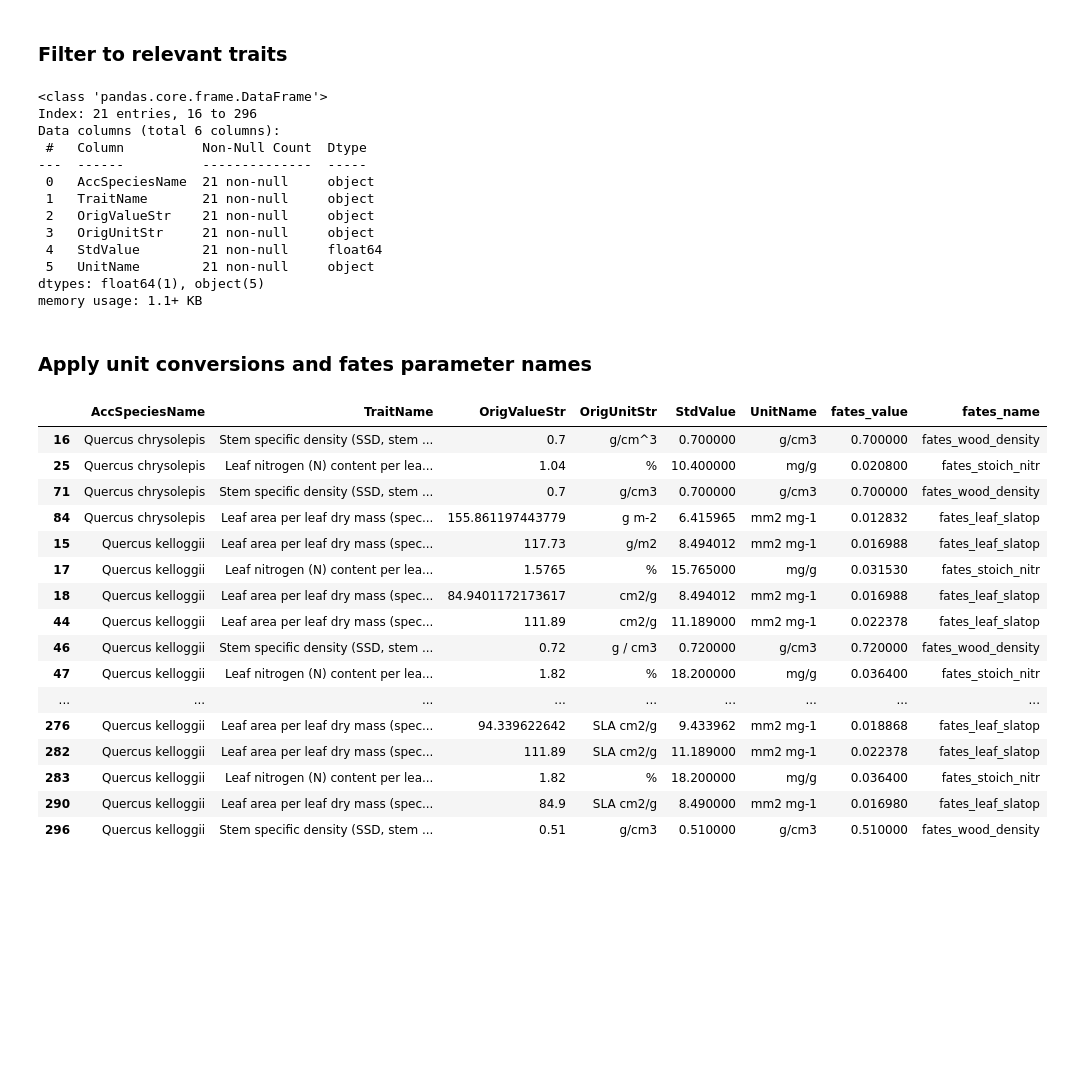
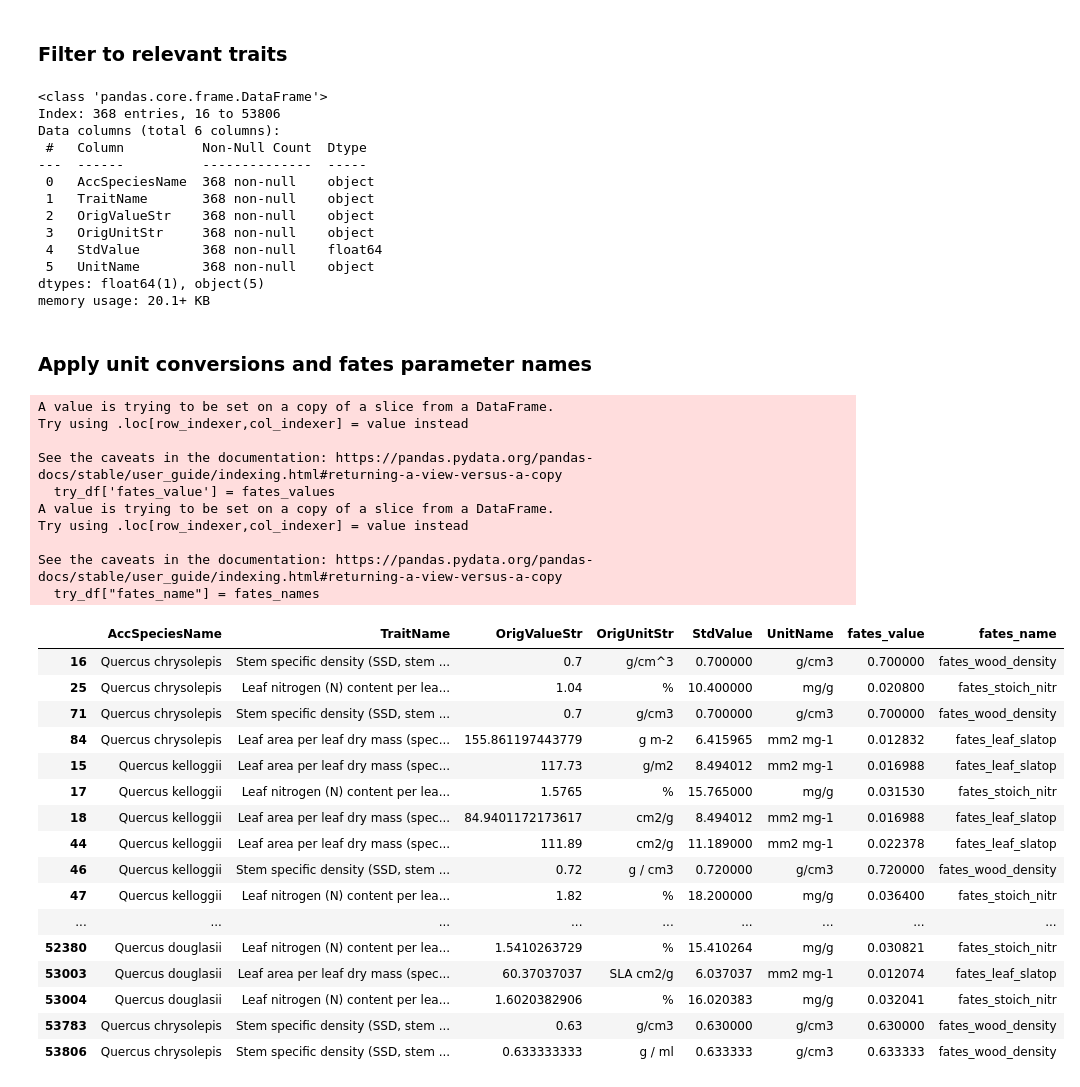
Before and after one commit to adamhb/california-fates, a Jupyter notebook: parameter_ranges/analyze_oak_trait_data.ipynb, the cells around one changed output. Cells and saved outputs as stored; diff of their text form; code cells hidden in the pictures; blank space fills up the shorter version.

```diff
--- a/parameter_ranges/analyze_oak_trait_data.ipynb
+++ b/parameter_ranges/analyze_oak_trait_data.ipynb
@@ -70,6 +71,10 @@ def convert_to_fates_units(trait_name,input_units,input_value):
         output_value = input_value * 1e-4
         return output_value
 
+    elif "Vcmax" in trait_name and input_units == "micro mol m-2 s-1":
+        output_value = input_value
+        return output_value
+
     else:
         #print("No unit conversion known for:", trait_name)
         return None
@@ -90,6 +95,9 @@ def convert_to_fates_param_name(input_trait_name):
     elif "Leaf area to sapwood area" in input_trait_name:
         return "fates_allom_la_per_sa_int"
 
+    elif "Vcmax" in input_trait_name:
+        return "fates_leaf_vcmax25top"
+
     else:
         return None
 
@@ -151,13 +141,15 @@ if write_QUKE_data_avail == True:
 # Load and join QUCH and QUKE data
 try_df_raw_QUCH = pd.read_csv(QUCH_try_data, sep="\t", encoding='latin1')[['ObservationID','SpeciesName','AccSpeciesName','TraitID','TraitName','OrigValueStr','OrigUnitStr','StdValue','UnitName','ErrorRisk']]
 try_df_raw_QUKE = pd.read_csv(QUKE_try_data, sep="\t", encoding='latin1')[['ObservationID','SpeciesName','AccSpeciesName','TraitID','TraitName','OrigValueStr','OrigUnitStr','StdValue','UnitName','ErrorRisk']]
-try_df_raw = pd.concat([try_df_raw_QUCH,try_df_raw_QUKE])
+try_df_raw_CA_oak = pd.read_csv(CA_oak_try_data, sep="\t", encoding='latin1')[['ObservationID','SpeciesName','AccSpeciesName','TraitID','TraitName','OrigValueStr','OrigUnitStr','StdValue','UnitName','ErrorRisk']]
+
+try_df_raw = pd.concat([try_df_raw_QUCH,try_df_raw_QUKE,try_df_raw_CA_oak])
 
 try_df_raw = try_df_raw[['AccSpeciesName','TraitName','OrigValueStr','OrigUnitStr','StdValue','UnitName']]
 
-print("Available trait observations")
-print(try_df_raw.TraitName.value_counts())
-print("\n")
-print(try_df_raw.info())
+#print("Available trait observations")
+#print(try_df_raw.TraitName.value_counts())
+#print("\n")
+#print(try_df_raw.info())
 # %% [output]
 Available trait observations
@@ -180,3 +156,5 @@ None
+# %%
+try_df_raw = pd.DataFrame.drop_duplicates(try_df_raw)
 # %% [markdown]
 ### Filter to relevant traits
 # %%
@@ -184,21 +162,22 @@ None
 fates_relevant_traits = ['Stem specific density (SSD, stem dry mass per stem fresh volume) or wood density',
                          'Leaf nitrogen (N) content per leaf dry mass',
                          'Leaf area per leaf dry mass (specific leaf area, SLA or 1/LMA): undefined if petiole is in- or excluded',
-                         'Leaf area per leaf dry mass (specific leaf area, SLA or 1/LMA): petiole excluded']
+                         'Leaf area per leaf dry mass (specific leaf area, SLA or 1/LMA): petiole excluded',
+                         'Photosynthesis carboxylation capacity (Vcmax) per leaf area (Farquhar model)']
 
 try_df = try_df_raw[try_df_raw.TraitName.isin(fates_relevant_traits)]
 try_df.info()
 # %% [output]
 <class 'pandas.core.frame.DataFrame'>
-Index: 21 entries, 16 to 296
+Index: 368 entries, 16 to 53806
 Data columns (total 6 columns):
  #   Column          Non-Null Count  Dtype
 ---  ------          --------------  -----
- 0   AccSpeciesName  21 non-null     object
- 1   TraitName       21 non-null     object
- 2   OrigValueStr    21 non-null     object
- 3   OrigUnitStr     21 non-null     object
- 4   StdValue        21 non-null     float64
- 5   UnitName        21 non-null     object
+ 0   AccSpeciesName  368 non-null    object
+ 1   TraitName       368 non-null    object
+ 2   OrigValueStr    368 non-null    object
+ 3   OrigUnitStr     368 non-null    object
+ 4   StdValue        368 non-null    float64
+ 5   UnitName        368 non-null    object
 dtypes: float64(1), object(5)
-memory usage: 1.1+ KB
+memory usage: 20.1+ KB
@@ -207,29 +188,36 @@ memory usage: 1.1+ KB
 # %%
 # Unit convertion to fates units
 fates_values = try_df.apply(lambda x: convert_to_fates_units(x['TraitName'], x['UnitName'], x["StdValue"]), axis=1)
 try_df['fates_value'] = fates_values
 
 # Convert variable names to fates names
 fates_names = try_df.apply(lambda x: convert_to_fates_param_name(x["TraitName"]),axis = 1)
 try_df["fates_name"] = fates_names
-
-
-try_df
 # %% [output]
+A value is trying to be set on a copy of a slice from a DataFrame.
+Try using .loc[row_indexer,col_indexer] = value instead
+
+See the caveats in the documentation: https://pandas.pydata.org/pandas-docs/stable/user_guide/indexing.html#returning-a-view-versus-a-copy
+  try_df['fates_value'] = fates_values
+A value is trying to be set on a copy of a slice from a DataFrame.
+Try using .loc[row_indexer,col_indexer] = value instead
+
+See the caveats in the documentation: https://pandas.pydata.org/pandas-docs/stable/user_guide/indexing.html#returning-a-view-versus-a-copy
+  try_df["fates_name"] = fates_names
 |  | AccSpeciesName | TraitName | OrigValueStr | OrigUnitStr | StdValue | UnitName | fates_value | fates_name |
 | 16 | Quercus chrysolepis | Stem specific density (SSD, stem ... | 0.7 | g/cm^3 | 0.700000 | g/cm3 | 0.700000 | fates_wood_density |
 | 25 | Quercus chrysolepis | Leaf nitrogen (N) content per lea... | 1.04 | % | 10.400000 | mg/g | 0.020800 | fates_stoich_nitr |
 | 71 | Quercus chrysolepis | Stem specific density (SSD, stem ... | 0.7 | g/cm3 | 0.700000 | g/cm3 | 0.700000 | fates_wood_density |
 | 84 | Quercus chrysolepis | Leaf area per leaf dry mass (spec... | 155.861197443779 | g m-2 | 6.415965 | mm2 mg-1 | 0.012832 | fates_leaf_slatop |
 | 15 | Quercus kelloggii | Leaf area per leaf dry mass (spec... | 117.73 | g/m2 | 8.494012 | mm2 mg-1 | 0.016988 | fates_leaf_slatop |
 | 17 | Quercus kelloggii | Leaf nitrogen (N) content per lea... | 1.5765 | % | 15.765000 | mg/g | 0.031530 | fates_stoich_nitr |
 | 18 | Quercus kelloggii | Leaf area per leaf dry mass (spec... | 84.9401172173617 | cm2/g | 8.494012 | mm2 mg-1 | 0.016988 | fates_leaf_slatop |
 | 44 | Quercus kelloggii | Leaf area per leaf dry mass (spec... | 111.89 | cm2/g | 11.189000 | mm2 mg-1 | 0.022378 | fates_leaf_slatop |
 | 46 | Quercus kelloggii | Stem specific density (SSD, stem ... | 0.72 | g / cm3 | 0.720000 | g/cm3 | 0.720000 | fates_wood_density |
 | 47 | Quercus kelloggii | Leaf nitrogen (N) content per lea... | 1.82 | % | 18.200000 | mg/g | 0.036400 | fates_stoich_nitr |
 | ... | ... | ... | ... | ... | ... | ... | ... | ... |
-| 276 | Quercus kelloggii | Leaf area per leaf dry mass (spec... | 94.339622642 | SLA cm2/g | 9.433962 | mm2 mg-1 | 0.018868 | fates_leaf_slatop |
-| 282 | Quercus kelloggii | Leaf area per leaf dry mass (spec... | 111.89 | SLA cm2/g | 11.189000 | mm2 mg-1 | 0.022378 | fates_leaf_slatop |
-| 283 | Quercus kelloggii | Leaf nitrogen (N) content per lea... | 1.82 | % | 18.200000 | mg/g | 0.036400 | fates_stoich_nitr |
-| 290 | Quercus kelloggii | Leaf area per leaf dry mass (spec... | 84.9 | SLA cm2/g | 8.490000 | mm2 mg-1 | 0.016980 | fates_leaf_slatop |
-| 296 | Quercus kelloggii | Stem specific density (SSD, stem ... | 0.51 | g/cm3 | 0.510000 | g/cm3 | 0.510000 | fates_wood_density |
+| 52380 | Quercus douglasii | Leaf nitrogen (N) content per lea... | 1.5410263729 | % | 15.410264 | mg/g | 0.030821 | fates_stoich_nitr |
+| 53003 | Quercus douglasii | Leaf area per leaf dry mass (spec... | 60.37037037 | SLA cm2/g | 6.037037 | mm2 mg-1 | 0.012074 | fates_leaf_slatop |
+| 53004 | Quercus douglasii | Leaf nitrogen (N) content per lea... | 1.6020382906 | % | 16.020383 | mg/g | 0.032041 | fates_stoich_nitr |
+| 53783 | Quercus chrysolepis | Stem specific density (SSD, stem ... | 0.63 | g/cm3 | 0.630000 | g/cm3 | 0.630000 | fates_wood_density |
+| 53806 | Quercus chrysolepis | Stem specific density (SSD, stem ... | 0.633333333 | g / ml | 0.633333 | g/cm3 | 0.633333 | fates_wood_density |
```
Also changed, not shown: parts of 9 cells of this notebook, 10 other files.
